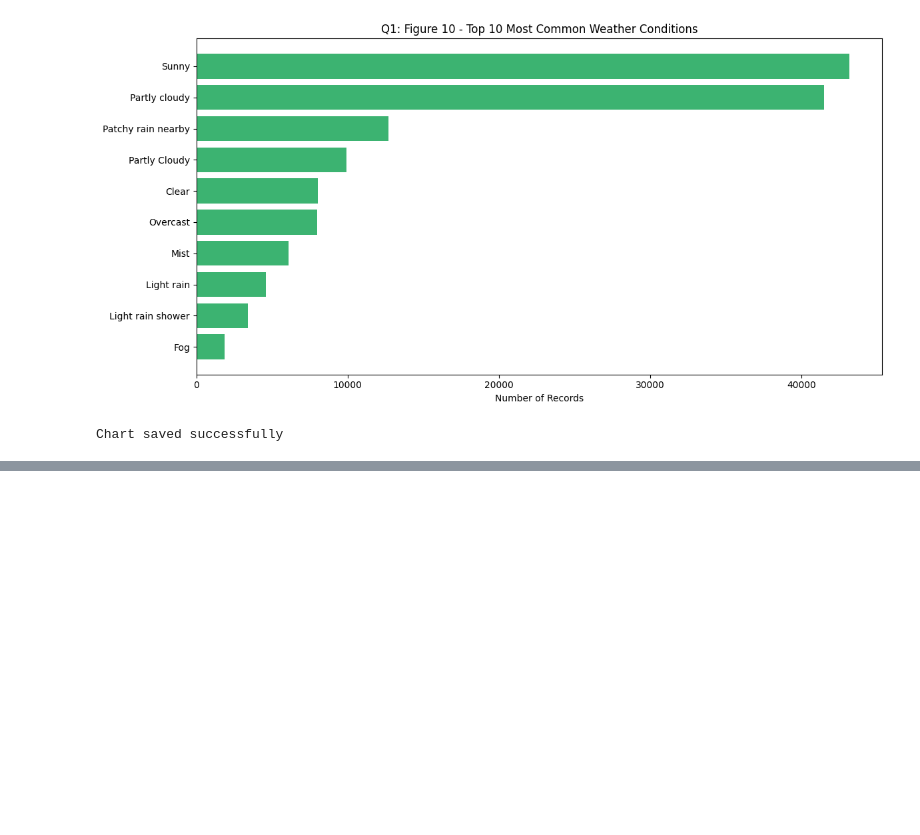
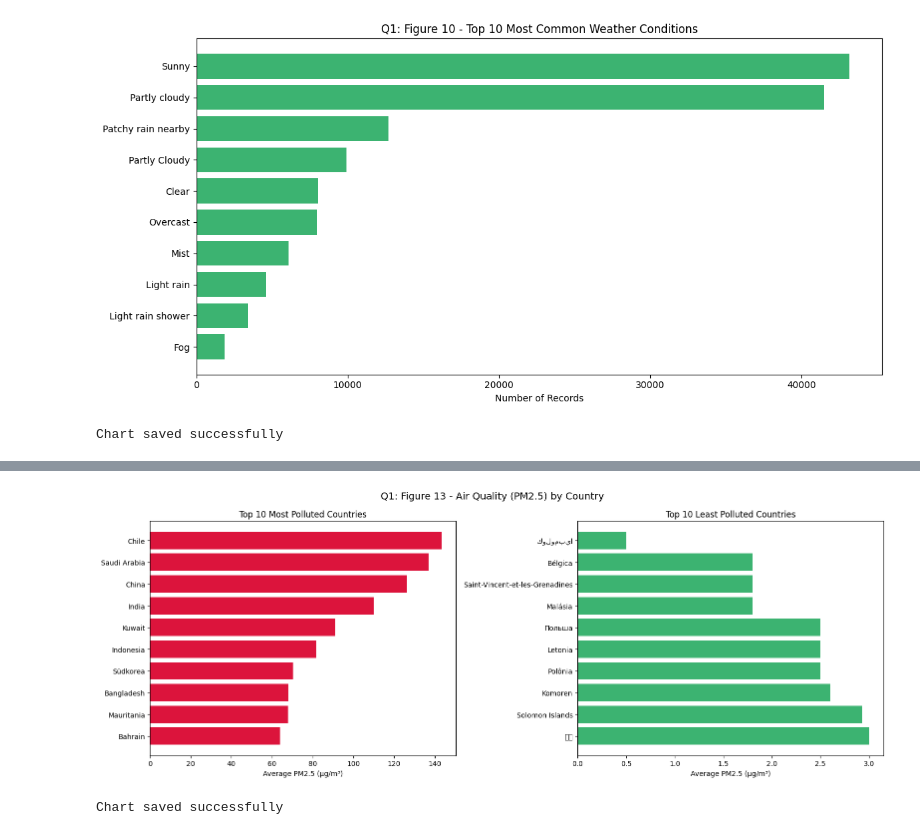
Before and after one commit to Akakiusz/big-data-weather-analytics, a Jupyter notebook: NOTEBOOKS/Q1_Hadoop_PySpark.ipynb, the cells around one changed output, grey strips where cells are left out. Cells and saved outputs as stored; diff of their text form; code cells hidden in the pictures; blank space fills up the shorter version.

Commit message:
Q1.ipynb
last visualisation and summary

```diff
--- a/NOTEBOOKS/Q1_Hadoop_PySpark.ipynb
+++ b/NOTEBOOKS/Q1_Hadoop_PySpark.ipynb
@@ -249,0 +258,13 @@ Chart saved successfully
+# %%
+from pyspark.sql.functions import avg, round
+
+# Calculate average PM2.5 air quality by country
+air_quality = df_clean.groupBy("country") \
+    .agg(round(avg("`air_quality_PM2.5`"), 2).alias("avg_PM2_5")) \
+    .orderBy("avg_PM2_5", ascending=False)
+
+print("Q1: Figure 11 - Top 10 Most Polluted Countries (PM2.5):")
+air_quality.show(10)
+
+print("Q1: Figure 12 - Top 10 Least Polluted Countries (PM2.5):")
+air_quality.orderBy("avg_PM2_5", ascending=True).show(10)
@@ -249,0 +289,28 @@ Chart saved successfully
+# %%
+# Convert to pandas for visualisation
+most_polluted = air_quality.limit(10).toPandas()
+least_polluted = air_quality.orderBy("avg_PM2_5", ascending=True).limit(10).toPandas()
+
+# Create figure with two subplots
+fig, (ax1, ax2) = plt.subplots(1, 2, figsize=(16, 6))
+
+# Most polluted
+ax1.barh(most_polluted["country"], most_polluted["avg_PM2_5"], color="crimson")
+ax1.set_xlabel("Average PM2.5 (μg/m³)")
+ax1.set_title("Top 10 Most Polluted Countries")
+ax1.invert_yaxis()
+
+# Least polluted
+ax2.barh(least_polluted["country"], least_polluted["avg_PM2_5"], color="mediumseagreen")
+ax2.set_xlabel("Average PM2.5 (μg/m³)")
+ax2.set_title("Top 10 Least Polluted Countries")
+ax2.invert_yaxis()
+
+plt.suptitle("Q1: Figure 13 - Air Quality (PM2.5) by Country", fontsize=14)
+plt.tight_layout()
+plt.savefig("Q1_Figure13_air_quality.png")
+plt.show()
+print("Chart saved successfully")
+# %% [output]
+[figure, added]
+Chart saved successfully
```
Also changed, not shown: parts of 3 cells of this notebook, 1 other file.
